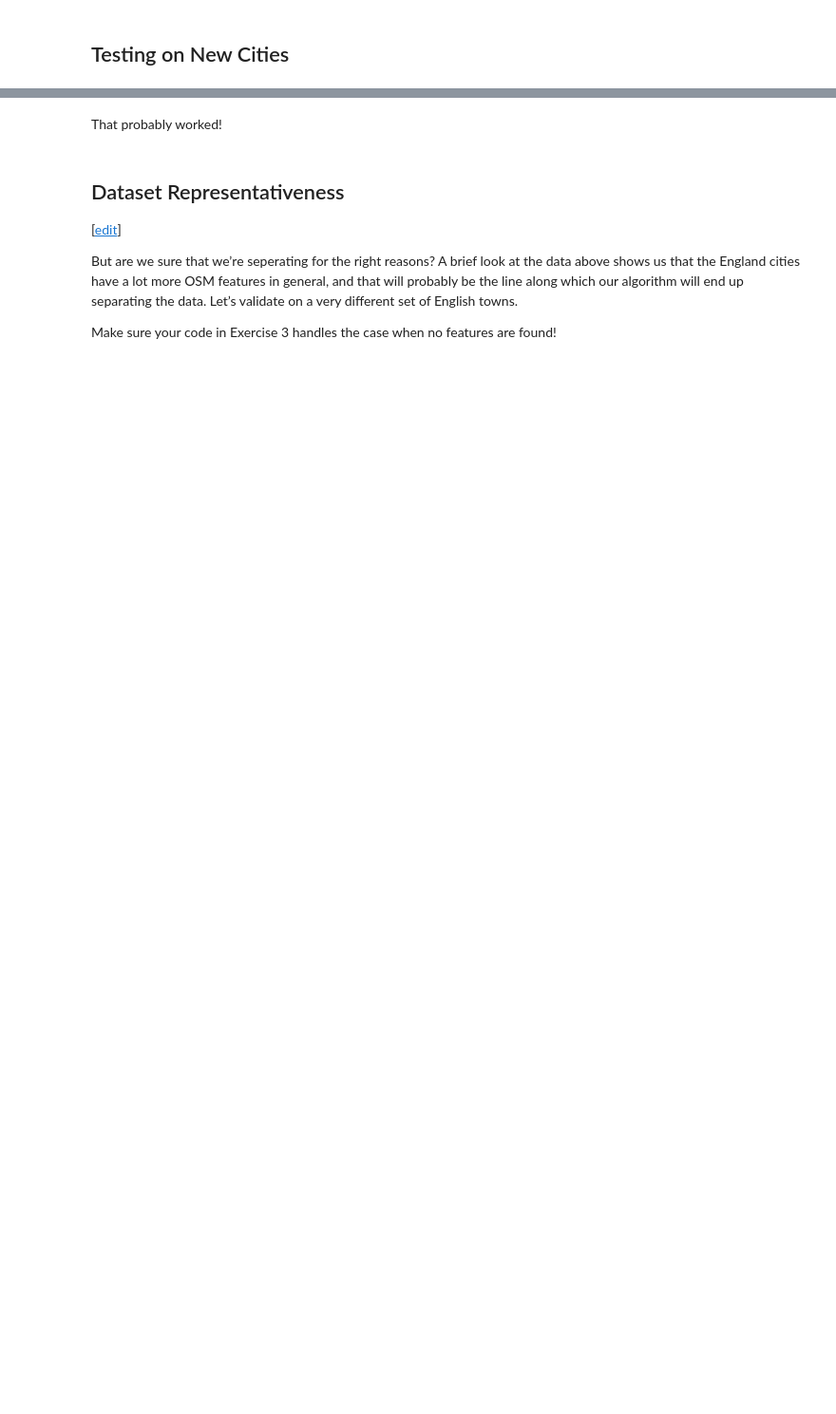
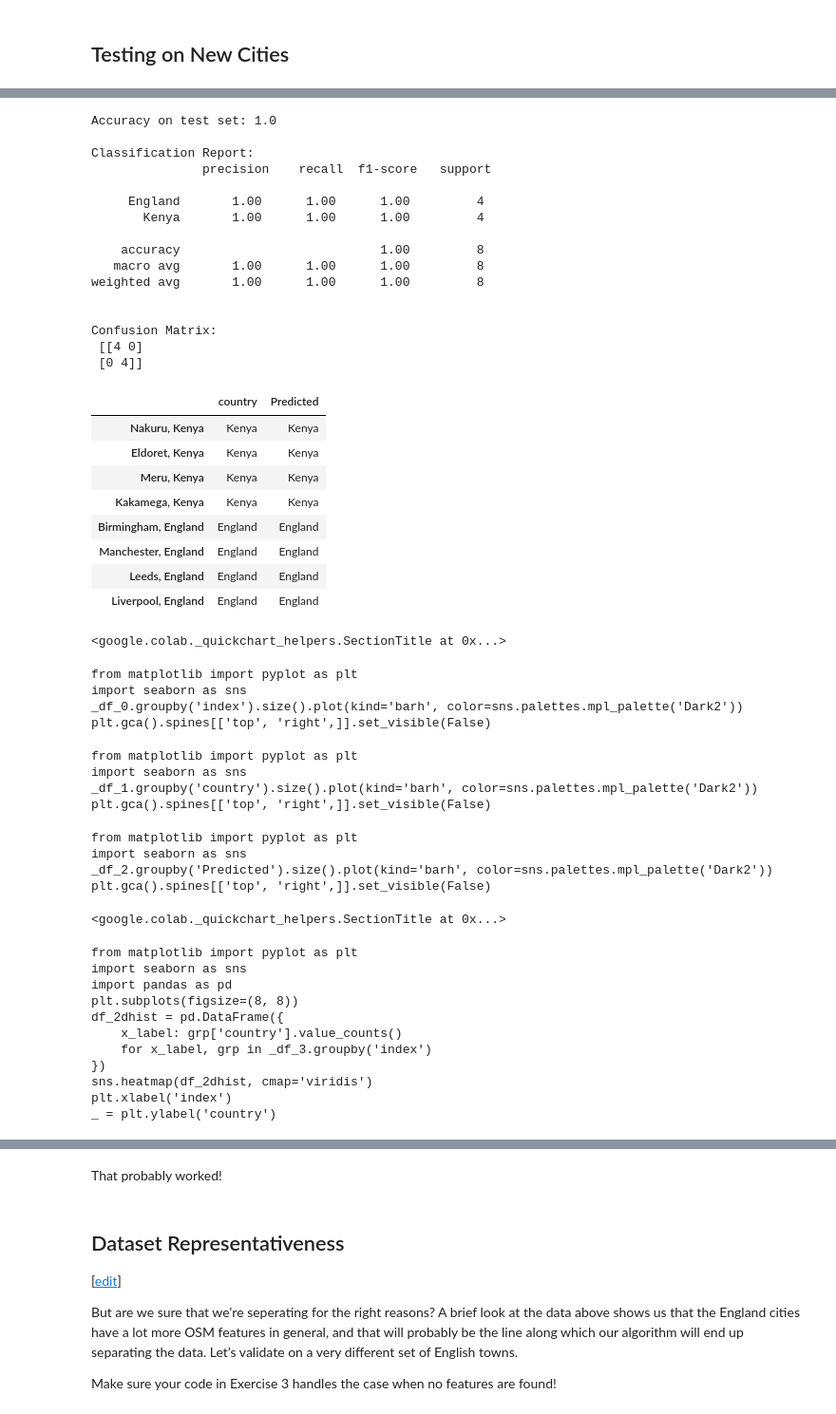
Before and after one commit to call493/MLFC, a Jupyter notebook: _notebooks/01-geospatial-practical.ipynb, the cells around one changed output, grey strips where cells are left out. Shown at 95% size. Cells and saved outputs as stored; diff of their text form; code cells hidden in the pictures; blank space fills up the shorter version.

```diff
--- a/_notebooks/01-geospatial-practical.ipynb
+++ b/_notebooks/01-geospatial-practical.ipynb
@@ -561,0 +556,64 @@ ValueError: If using all scalar values, you must pass an index
+# %%
+from sklearn.metrics import accuracy_score, classification_report, confusion_matrix
+
+y_pred = clf.predict(X_test)
+
+print("Accuracy on test set:", accuracy_score(y_test, y_pred))
+print("\nClassification Report:\n", classification_report(y_test, y_pred))
+print("\nConfusion Matrix:\n", confusion_matrix(y_test, y_pred))
+
+# actual vs predicted
+df_results = df_test.copy()
+df_results["Predicted"] = y_pred
+df_results[["country", "Predicted"]]
+# %% [output]
+Accuracy on test set: 1.0
+
+Classification Report:
+               precision    recall  f1-score   support
+
+     England       1.00      1.00      1.00         4
+       Kenya       1.00      1.00      1.00         4
+
+    accuracy                           1.00         8
+   macro avg       1.00      1.00      1.00         8
+weighted avg       1.00      1.00      1.00         8
+
+
+Confusion Matrix:
+ [[4 0]
+ [0 4]]
+|  | country | Predicted |
+| Nakuru, Kenya | Kenya | Kenya |
+| Eldoret, Kenya | Kenya | Kenya |
+| Meru, Kenya | Kenya | Kenya |
+| Kakamega, Kenya | Kenya | Kenya |
+| Birmingham, England | England | England |
+| Manchester, England | England | England |
+| Leeds, England | England | England |
+| Liverpool, England | England | England |
+<google.colab._quickchart_helpers.SectionTitle at 0x...>
+from matplotlib import pyplot as plt
+import seaborn as sns
+_df_0.groupby('index').size().plot(kind='barh', color=sns.palettes.mpl_palette('Dark2'))
+plt.gca().spines[['top', 'right',]].set_visible(False)
+from matplotlib import pyplot as plt
+import seaborn as sns
+_df_1.groupby('country').size().plot(kind='barh', color=sns.palettes.mpl_palette('Dark2'))
+plt.gca().spines[['top', 'right',]].set_visible(False)
+from matplotlib import pyplot as plt
+import seaborn as sns
+_df_2.groupby('Predicted').size().plot(kind='barh', color=sns.palettes.mpl_palette('Dark2'))
+plt.gca().spines[['top', 'right',]].set_visible(False)
+<google.colab._quickchart_helpers.SectionTitle at 0x...>
+from matplotlib import pyplot as plt
+import seaborn as sns
+import pandas as pd
+plt.subplots(figsize=(8, 8))
+df_2dhist = pd.DataFrame({
+    x_label: grp['country'].value_counts()
+    for x_label, grp in _df_3.groupby('index')
+})
+sns.heatmap(df_2dhist, cmap='viridis')
+plt.xlabel('index')
+_ = plt.ylabel('country')
```
Also changed, not shown: parts of 11 cells of this notebook.
